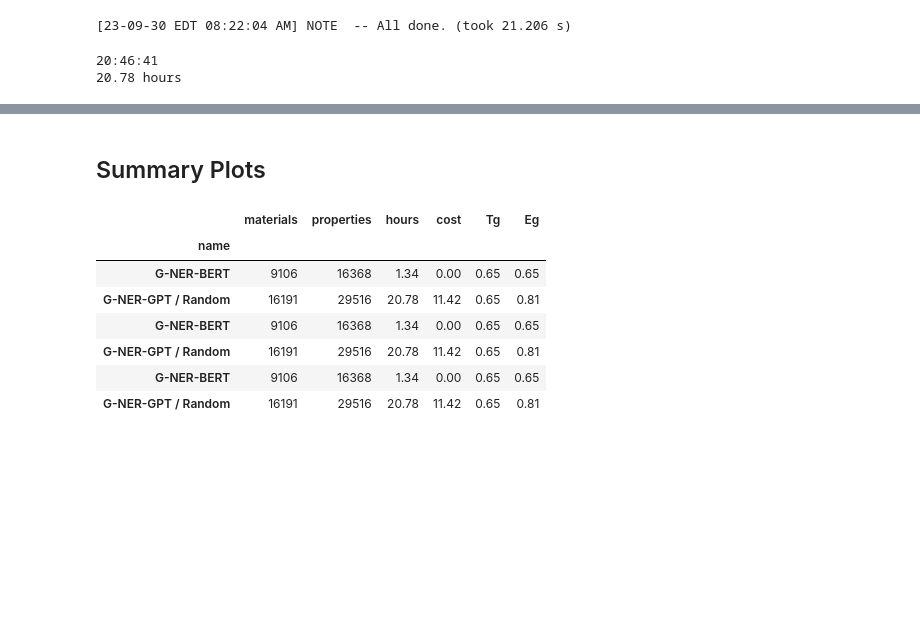
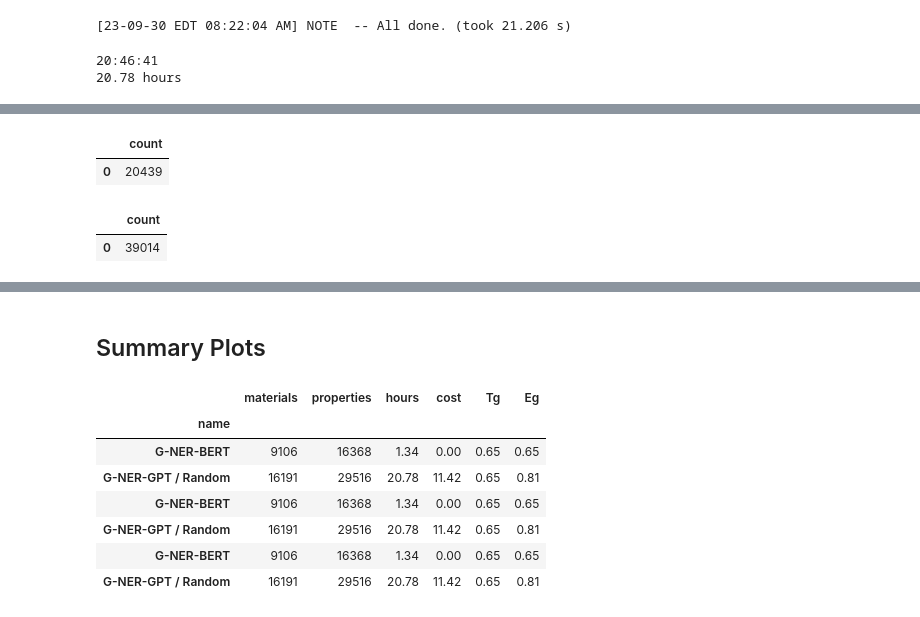
Before and after one commit to Ramprasad-Group/PromptDataExtraction, a Jupyter notebook: notebooks/Analyze-Select-1k.ipynb, the cells around one changed output, grey strips where cells are left out. Drawn from its saved outputs; the diff is of its cells as text; code cells hidden in the pictures; blank space fills up the shorter version.

```diff
--- a/notebooks/Analyze-Select-1k.ipynb
+++ b/notebooks/Analyze-Select-1k.ipynb
@@ -342,0 +384,19 @@ postgres.disconnect()
+# %%
+# Number of materials extracted.
+execute("""
+        SELECT count(*) FROM extracted_materials em
+        WHERE em.method_id >= 8 and em.method_id <= 37 and em.method_id != 10;
+        """)
+# %% [output]
+|  | count |
+| 0 | 20439 |
+# %%
+# Number of properties extracted.
+execute("""
+        SELECT count(*) FROM extracted_properties ep
+        WHERE ep.method_id >= 8 and ep.method_id <= 37 and ep.method_id != 10;
+
+        """)
+# %% [output]
+|  | count |
+| 0 | 39014 |
```
Also changed, not shown: parts of 10 cells of this notebook.
